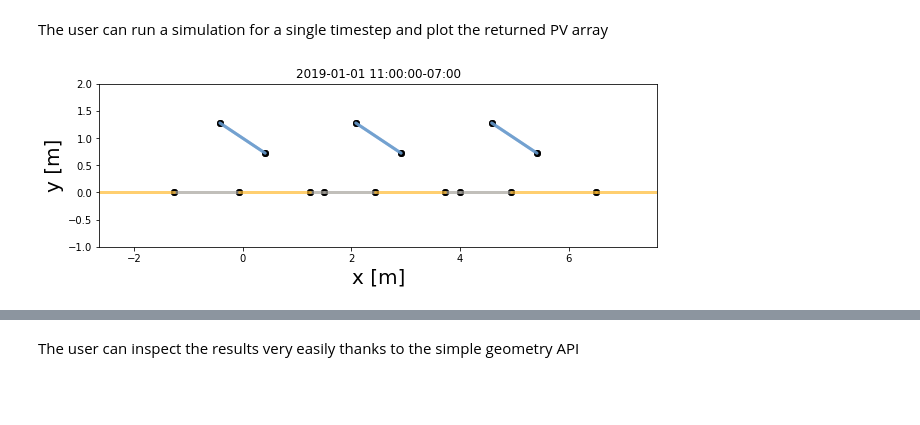
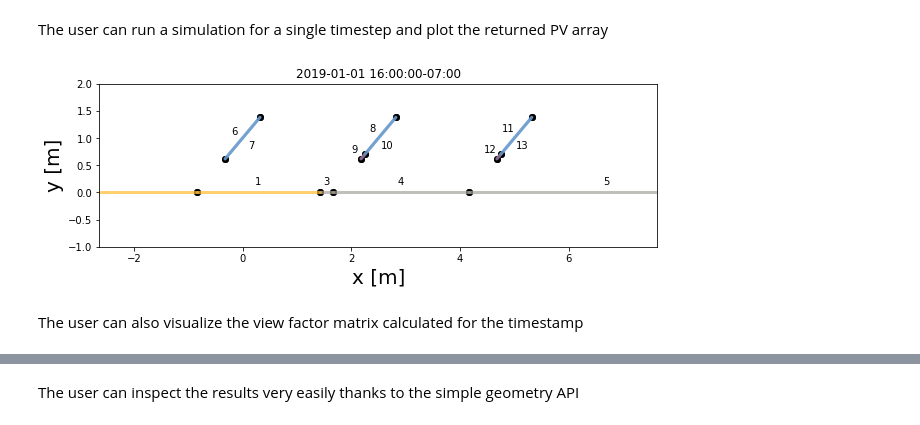
Before and after one commit to SunPower/pvfactors, a Jupyter notebook: docs/tutorials/Run_timeseries_simulations.ipynb, the cells around one changed output, grey strips where cells are left out. Drawn from its saved outputs; the diff is of its cells as text; code cells hidden in the pictures; blank space fills up the shorter version.

```diff
--- a/docs/tutorials/Run_timeseries_simulations.ipynb
+++ b/docs/tutorials/Run_timeseries_simulations.ipynb
@@ -28,7 +30,7 @@ filepath = os.path.join(DATA_DIR, 'test_df_inputs_MET_clearsky_tucson.csv')
 def export_data(fp):
     tz = 'US/Arizona'
     df = pd.read_csv(fp, index_col=0)
-    df.index = pd.DatetimeIndex(df.index).tz_localize('UTC').tz_convert(tz)
+    df.index = pd.DatetimeIndex(df.index).tz_convert(tz)
     return df
 
 df = export_data(filepath)
@@ -55,6 +57,6 @@ pvarray_parameters = {
     'axis_azimuth': 0.,       # azimuth angle of rotation axis
     'gcr': 0.4,               # ground coverage ratio
     'rho_front_pvrow': 0.01,  # pv row front surface reflectivity
-    'rho_back_pvrow': 0.03    # pv row back surface reflectivity
+    'rho_back_pvrow': 0.03,   # pv row back surface reflectivity
 }
 # %% [markdown]
@@ -63,9 +65,12 @@ pvarray_parameters = {
 Instantiate the ``PVEngine`` class and fit it to the data
 # %%
 from pvfactors.engine import PVEngine
+from pvfactors.geometry import OrderedPVArray
 
+# Create ordered PV array
+pvarray = OrderedPVArray.init_from_dict(pvarray_parameters)
 # Create engine
-engine = PVEngine(pvarray_parameters)
+engine = PVEngine(pvarray)
 # Fit engine to data
 engine.fit(df_inputs.index, df_inputs.dni, df_inputs.dhi,
            df_inputs.solar_zenith, df_inputs.solar_azimuth,
@@ -75,12 +80,14 @@ engine.fit(df_inputs.index, df_inputs.dni, df_inputs.dhi,
 The user can run a simulation for a single timestep and plot the returned PV array
 # %%
 # Get pvarray at given timestamp
-pvarray = engine.run_timestep(idx=10)
+pvarray = engine.run_timestep(idx=15)
 
 # Plot pvarray shapely geometries
 f, ax = plt.subplots(figsize=(10, 3))
-pvarray.plot(ax)
-ax.set_title(df.index[10])
+pvarray.plot(ax, with_index=True)
+ax.set_title(df.index[15])
 plt.show()
 # %% [output]
-[figure, old version]
+[figure, new version]
+# %% [markdown]
+The user can also visualize the view factor matrix calculated for the timestamp
```
Also changed, not shown: parts of 11 cells of this notebook, 1 other file.
